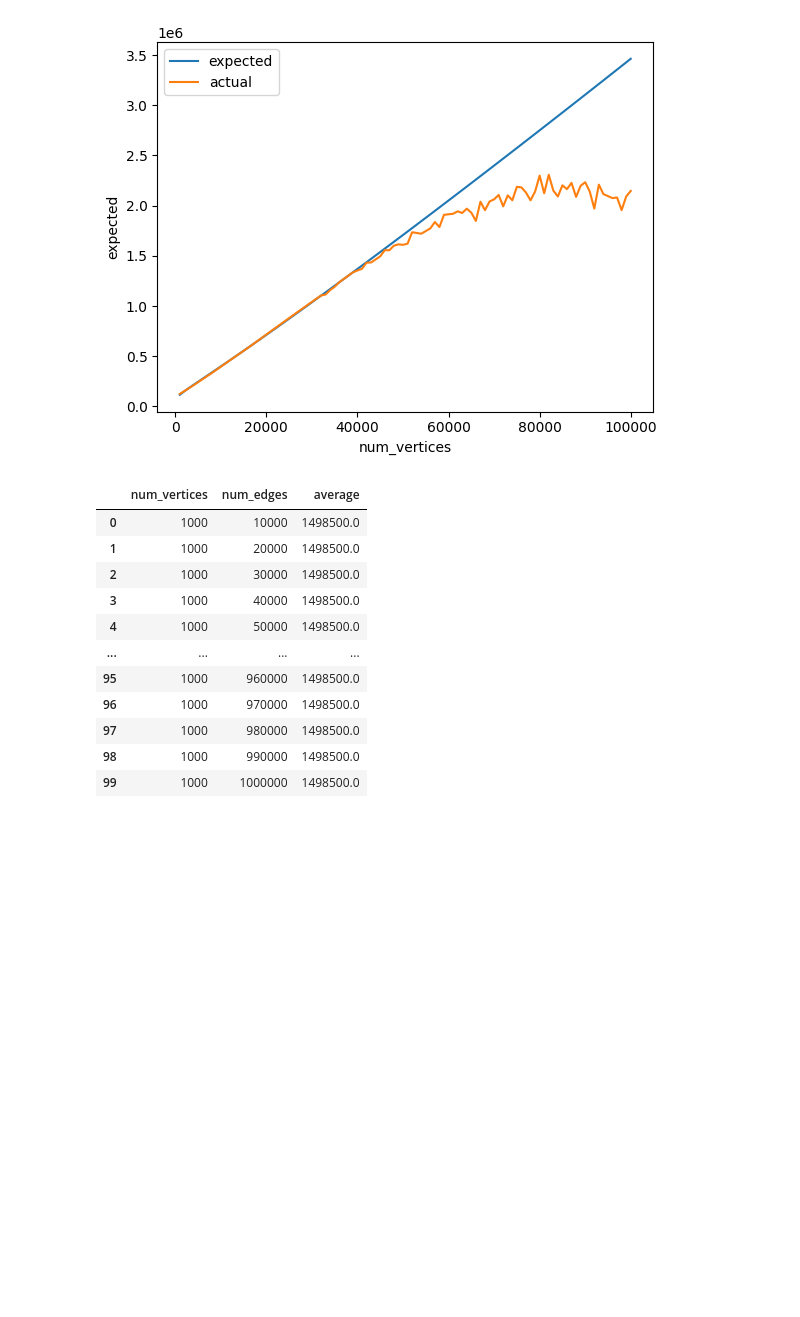
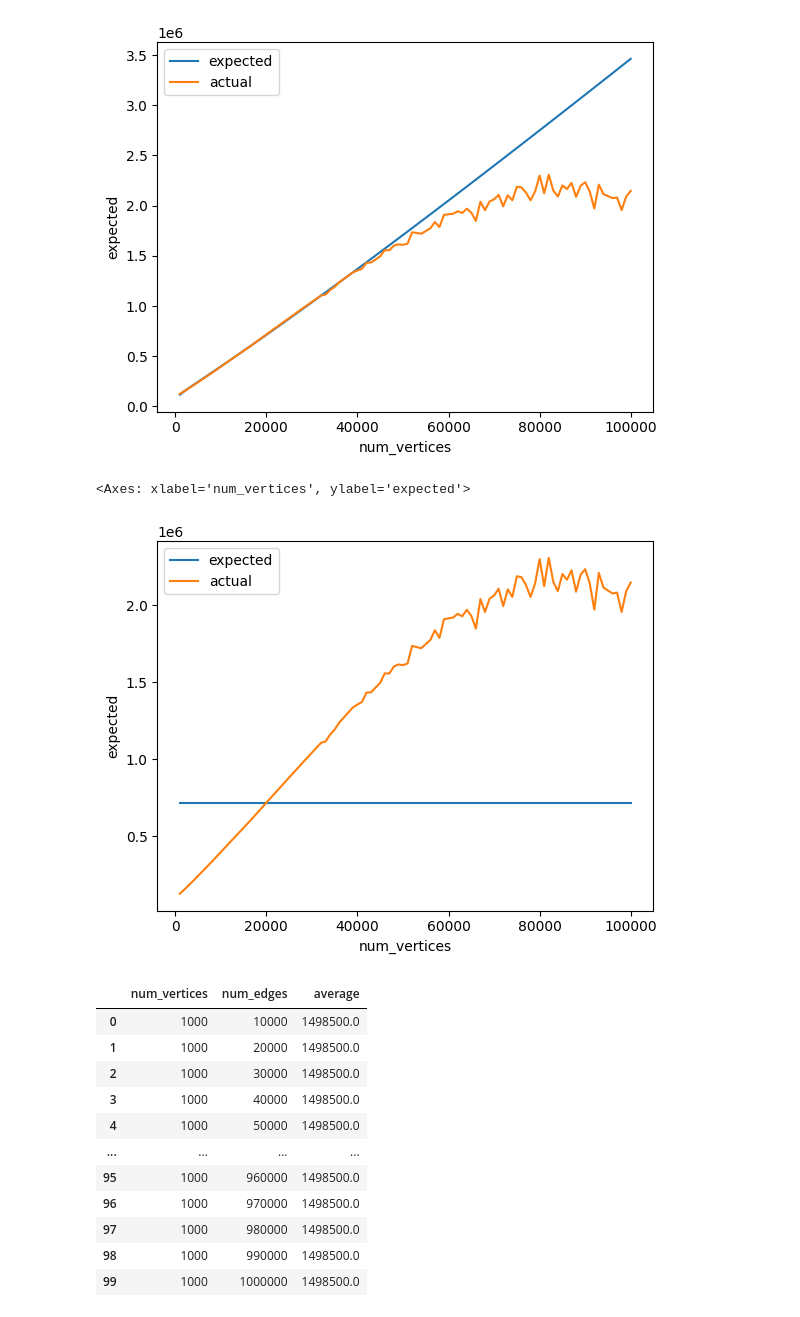
Before and after one commit to pufanyi/SC2001-Example-Class-Group7, a Jupyter notebook: Project2/data/analyze.ipynb, the cells around one changed output. Cells and saved outputs as stored; diff of their text form; code cells hidden in the pictures; blank space fills up the shorter version.

```diff
--- a/Project2/data/analyze.ipynb
+++ b/Project2/data/analyze.ipynb
@@ -92,6 +104,18 @@ sns.lineplot(x="num_vertices", y="average", data=vertex_list, label="actual")
 # %% [output]
 <Axes: xlabel='num_vertices', ylabel='expected'>
 [figure]
+# %%
+from sklearn.svm import SVR
+
+svr = SVR(kernel="rbf")
+reg = svr.fit(train_data[["V_log_V", "E_log_V"]], train_data["average"])
+
+vertex_list["expected"] = reg.predict(vertex_list[["V_log_V", "E_log_V"]])
+sns.lineplot(x="num_vertices", y="expected", data=vertex_list, label="expected")
+sns.lineplot(x="num_vertices", y="average", data=vertex_list, label="actual")
+# %% [output]
+<Axes: xlabel='num_vertices', ylabel='expected'>
+[figure, added]
 # %%
 eval_num_edges("./diff_edge_matrix.csv")
 # %% [output]
```
Also changed, not shown: parts of 6 cells of this notebook, 1 other file.
